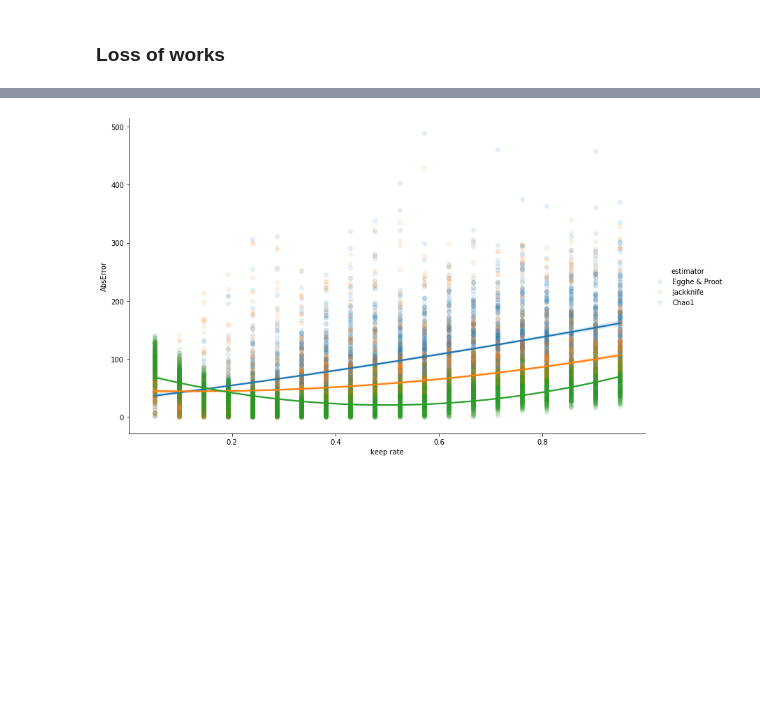
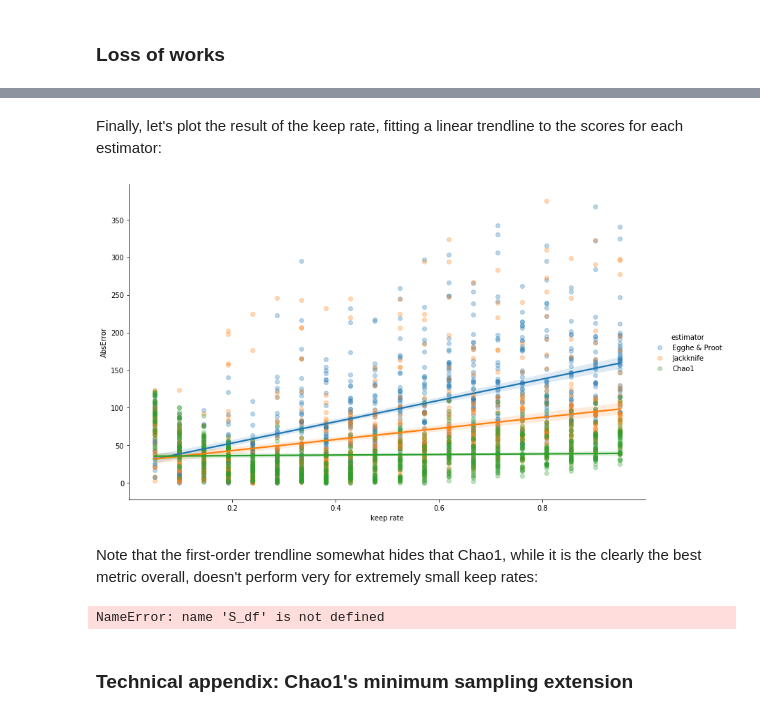
Before and after one commit to mikekestemont/minsampling, a Jupyter notebook: notebooks/estimating-diversity.ipynb, the cells around one changed output, grey strips where cells are left out. Saved outputs shown, nothing was run; the diff lists cells and outputs as text; code cells hidden in the pictures; blank space fills up the shorter version.

Commit message:
more documentation + cleanup

```diff
--- a/notebooks/estimating-diversity.ipynb
+++ b/notebooks/estimating-diversity.ipynb
@@ -521,0 +535,17 @@ plt.legend();
+# %%
+def fisher_pop(n, alpha=0.9, x=5, num_species=600):
+    """
+    alpha = number of singleton species (f1)
+    n = max attestation frequency of a particular species
+    x = constant [0, 1], approx. 1
+    """
+    orders = np.array([fisher_richness(i, alpha, x) for i in range(1, n + 1)])
+    props = orders / orders.sum()
+    assemblage = []
+    elements = [i + 1 for i in np.arange(n)]
+    for idx, sample in enumerate(np.random.choice(elements, num_species + 1, p=props)):
+        assemblage.extend(sample * [idx])
+    return np.array(assemblage)
+
+assemblage = fisher_pop(n=50, alpha=75, x=.99, num_species=250)
+assemblage
@@ -526,4 +581,5 @@ def loss(assemblage_, keep_rate):
     retrieved = assemblage_[:int(len(assemblage_) * keep_rate)]
     return np.array(retrieved)
 
-retrieved = loss(abundance, keep_rate=0.20)
+retrieved = loss(assemblage, keep_rate=0.20)
+print(retrieved)
@@ -568,13 +649,7 @@ nan
 # %%
-def rmse(pred, true):
-    return np.sqrt((pred - true) ** 2)
-
-def e(pred, true):
-    return pred - true
-
 num_documents = np.arange(500, 2500, 100)
 keep_rates = np.linspace(0.05, 0.95, len(num_documents))
-n_experiments = 10
+n_experiments = 100
 
 num_works = 250
 f1 = 75
@@ -582,6 +659,6 @@ x = .99
 # %%
 results, doc_results = [], []
-for i, num_doc in enumerate(tqdm_notebook(num_documents)):
+for i, num_doc in enumerate(tqdm(num_documents)):
     for kr in keep_rates:
         for j in range(n_experiments):
             assemblage = fisher_pop(n=num_doc, alpha=f1, x=x, num_species=num_works)
@@ -596,8 +673,5 @@ for i, num_doc in enumerate(tqdm_notebook(num_documents)):
             results.append({'keep rate': kr, 'estimator': 'Chao1',
                             'diversity': chao_richness(impaired_counts),
                             'num_documents': i})
-            doc_results.append({'keep rate': kr, 'diversity': minsample(impaired_counts),
-                               'num_documents': num_doc})
 
 S_df = pd.DataFrame(results)
-D_df = pd.DataFrame(doc_results)
@@ -643,5 +706,17 @@ ax.axhline(num_works, ls='--', c='grey');
+# %% [markdown]
+Finally, let's plot the result of the keep rate, fitting a linear trendline to the scores for each estimator:
 # %%
-g = sb.lmplot(x="keep rate", y="AbsError", hue="estimator", order=2,
-              ci=95, data=S_df, scatter_kws={'alpha':0.1}, height=7, aspect=1.6)
+g = sb.lmplot(x="keep rate", y="AbsError", hue="estimator", order=1,
+              ci=95, data=S_df, scatter_kws={'alpha':0.3}, height=7, aspect=1.6)
 # %% [output]
-[figure, old version]
+[figure, new version]
+# %% [markdown]
+Note that the first-order trendline somewhat hides that Chao1, while it is the clearly the best metric overall, doesn't perform very for extremely small keep rates:
+# %%
+g = sb.lmplot(x="keep rate", y="AbsError", hue="estimator", order=2,
+              ci=95, data=S_df, scatter_kws={'alpha':0.3}, height=7, aspect=1.6)
+plt.savefig('../figures/lossrates.pdf');
+# %% [output]
+NameError: name 'S_df' is not defined
+# %% [markdown]
+### Technical appendix: Chao1's minimum sampling extension
```
Also changed, not shown: parts of 50 cells of this notebook.
